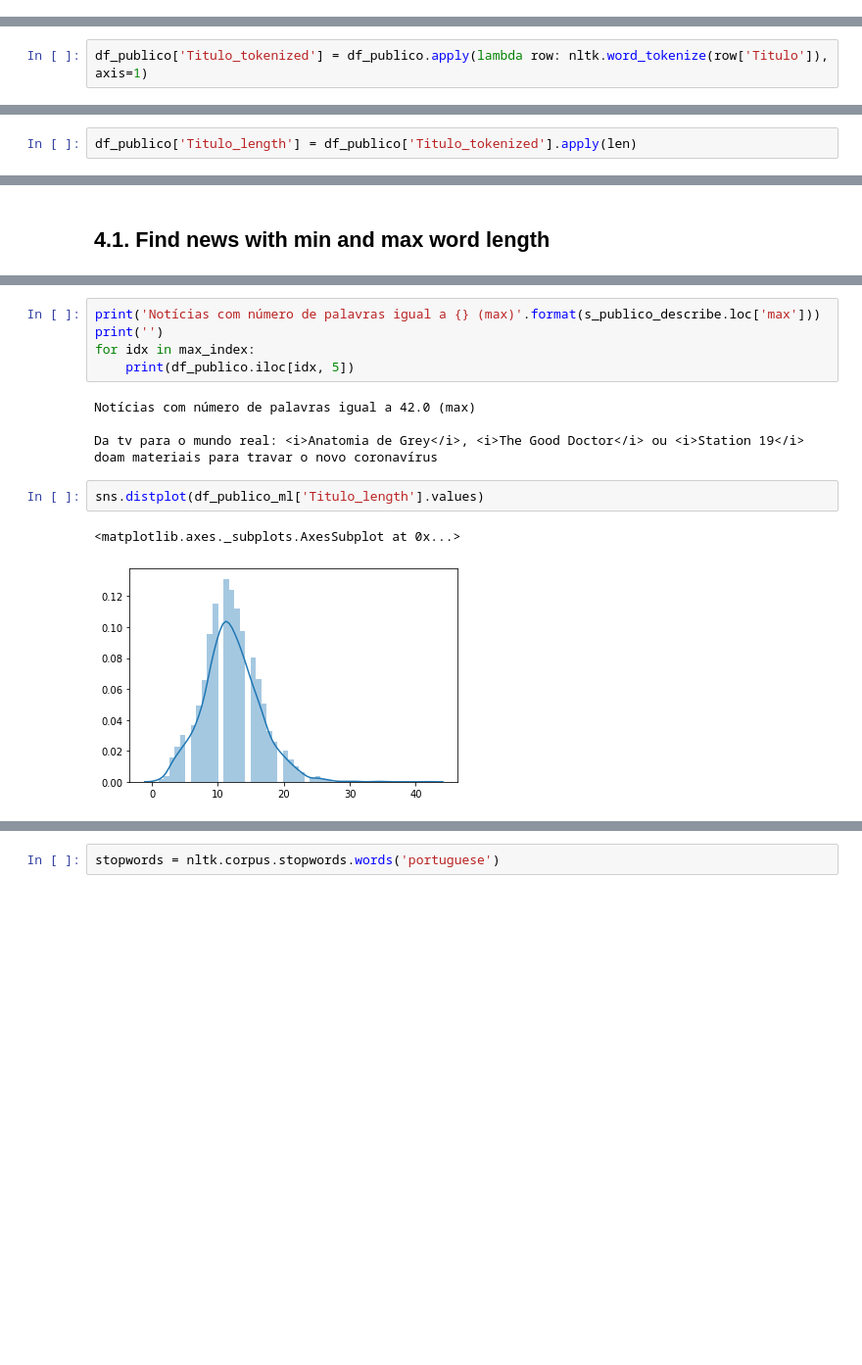
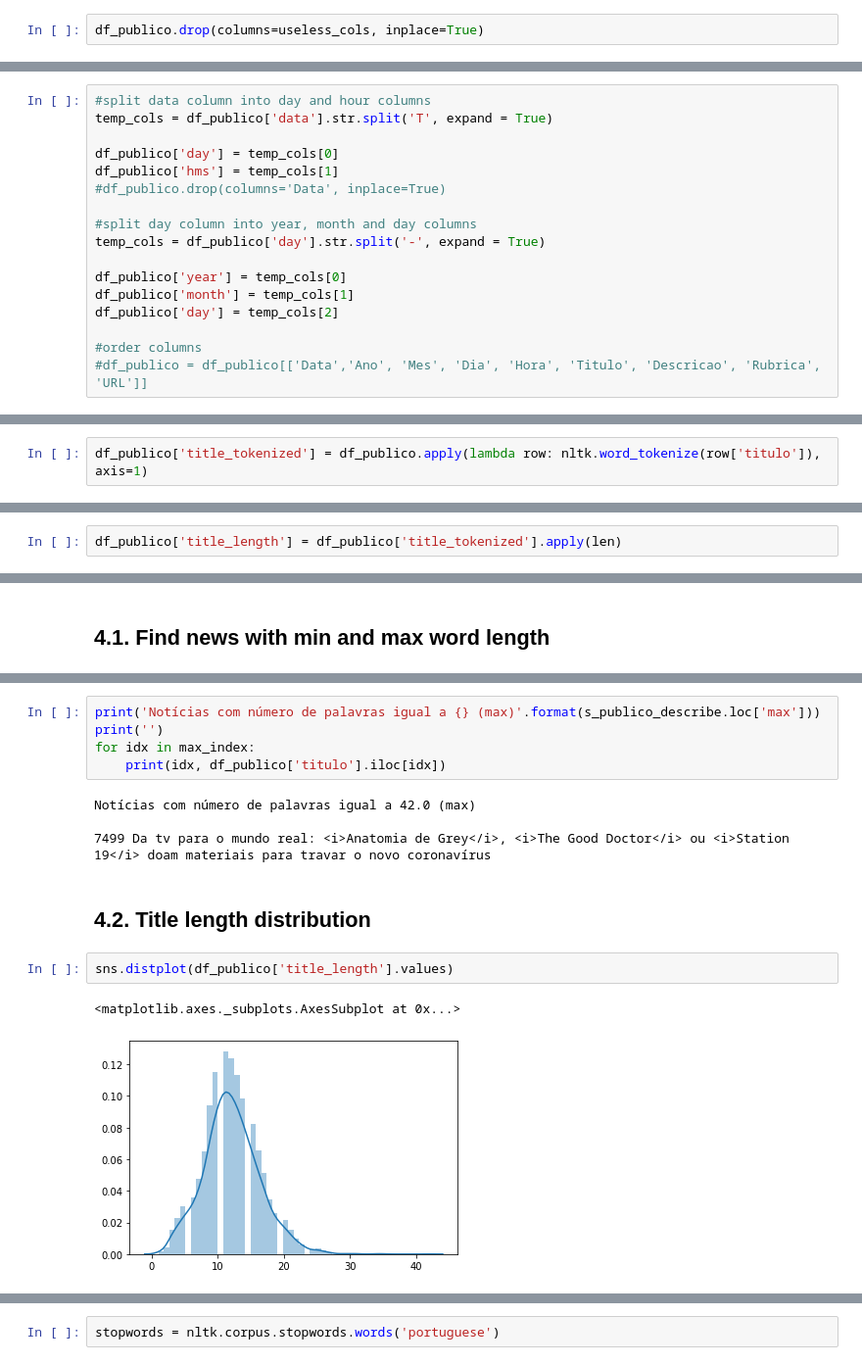
Before and after one commit to dssg-pt/miniproject-sentimentanalysis-covid, a Jupyter notebook: notebooks/news_analysis.ipynb, the cells around one changed output, grey strips where cells are left out. Shown: that part at 98% size. Cells and saved outputs as stored; diff of their text form; blank space fills up the shorter version.

Commit message:
updated analysis with updated data

```diff
--- a/notebooks/news_analysis.ipynb
+++ b/notebooks/news_analysis.ipynb
@@ -90,0 +111,2 @@ df_publico = df_publico[['Data','Ano', 'Mes', 'Dia', 'Hora', 'Titulo', 'Descrica
+# %%
+df_publico.drop(columns=useless_cols, inplace=True)
@@ -99,0 +129,17 @@ df_publico.head()
+# %%
+#split data column into day and hour columns
+temp_cols = df_publico['data'].str.split('T', expand = True)
+
+df_publico['day'] = temp_cols[0]
+df_publico['hms'] = temp_cols[1]
+#df_publico.drop(columns='Data', inplace=True)
+
+#split day column into year, month and day columns
+temp_cols = df_publico['day'].str.split('-', expand = True)
+
+df_publico['year'] = temp_cols[0]
+df_publico['month'] = temp_cols[1]
+df_publico['day'] = temp_cols[2]
+
+#order columns
+#df_publico = df_publico[['Data','Ano', 'Mes', 'Dia', 'Hora', 'Titulo', 'Descricao', 'Rubrica', 'URL']]
@@ -102,9 +164,9 @@ df_publico.head()
 # %% [markdown]
 ## 3.1. Tokenize news titles
 # %%
-df_publico['Titulo_tokenized'] = df_publico.apply(lambda row: nltk.word_tokenize(row['Titulo']), axis=1)
+df_publico['title_tokenized'] = df_publico.apply(lambda row: nltk.word_tokenize(row['titulo']), axis=1)
 # %% [markdown]
 ## 3.2. Create column with word length
 # %%
-df_publico['Titulo_length'] = df_publico['Titulo_tokenized'].apply(len)
+df_publico['title_length'] = df_publico['title_tokenized'].apply(len)
 # %%
@@ -157,13 +223,15 @@ Medo
 print('Notícias com número de palavras igual a {} (max)'.format(s_publico_describe.loc['max']))
 print('')
 for idx in max_index:
-    print(df_publico.iloc[idx, 5])
+    print(idx, df_publico['titulo'].iloc[idx])
 # %% [output]
 Notícias com número de palavras igual a 42.0 (max)
 
-Da tv para o mundo real: <i>Anatomia de Grey</i>, <i>The Good Doctor</i> ou <i>Station 19</i> doam materiais para travar o novo coronavírus
+7499 Da tv para o mundo real: <i>Anatomia de Grey</i>, <i>The Good Doctor</i> ou <i>Station 19</i> doam materiais para travar o novo coronavírus
+# %% [markdown]
+## 4.2. Title length distribution
 # %%
-sns.distplot(df_publico_ml['Titulo_length'].values)
+sns.distplot(df_publico['title_length'].values)
 # %% [output]
 <matplotlib.axes._subplots.AxesSubplot at 0x...>
-[figure, old version]
+[figure, new version]
```
Also changed, not shown: parts of 30 cells of this notebook.
